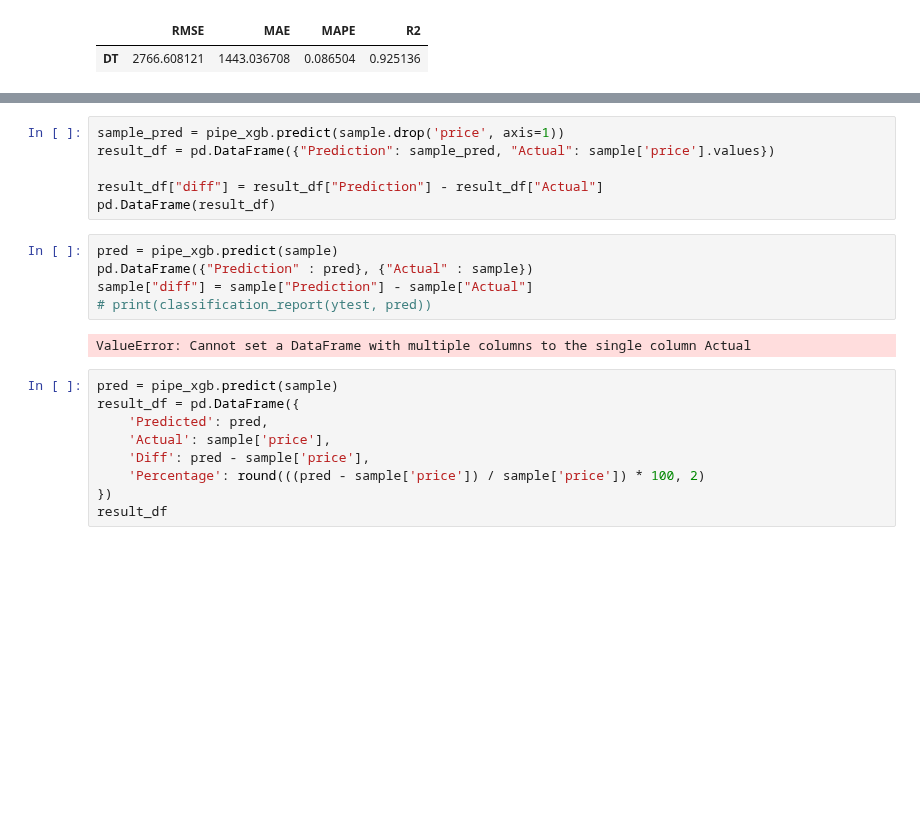
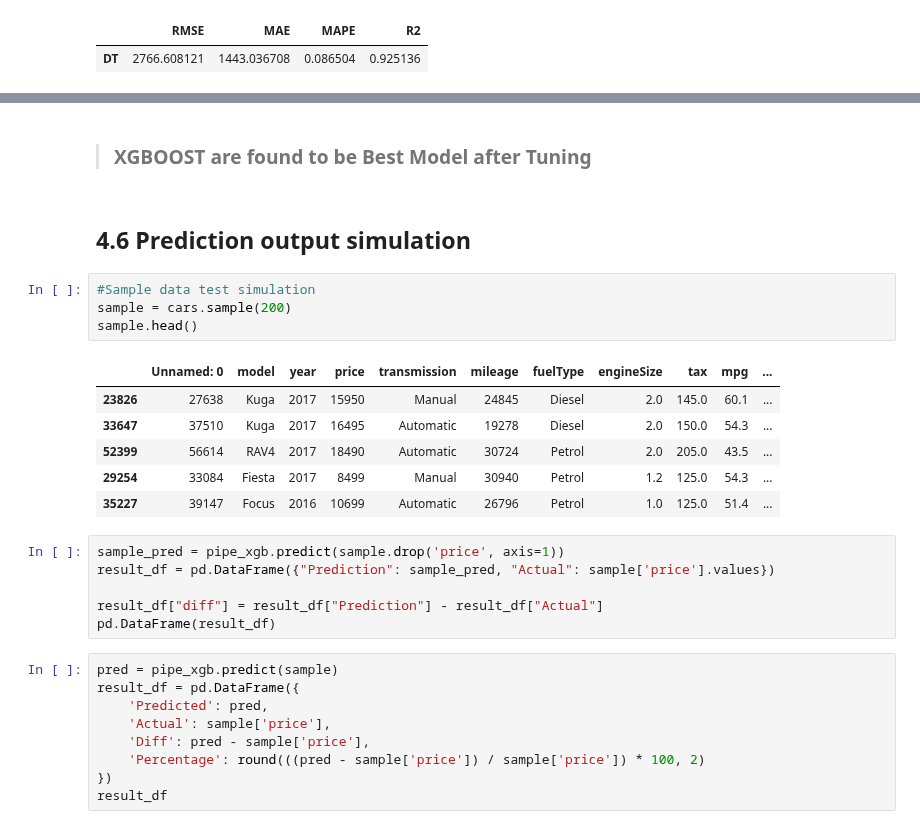
Before and after one commit to d-widyantama/ML-Regression-UsedCarsPrediction-finpro-alpha, a Jupyter notebook: 4. Modeling.ipynb, the cells around one changed output, grey strips where cells are left out. Saved outputs shown, nothing was run; the diff lists cells and outputs as text; blank space fills up the shorter version.

```diff
--- a/4. Modeling.ipynb
+++ b/4. Modeling.ipynb
@@ -559,16 +612,24 @@ sample = cars.sample(200)
+# %% [markdown]
+> ### XGBOOST are found to be Best Model after Tuning
+# %% [markdown]
+## 4.6 Prediction output simulation
+# %%
+#Sample data test simulation
+sample = cars.sample(200)
+sample.head()
+# %% [output]
+|  | Unnamed: 0 | model | year | price | transmission | mileage | fuelType | engineSize | tax | mpg | ... |
+| 23826 | 27638 | Kuga | 2017 | 15950 | Manual | 24845 | Diesel | 2.0 | 145.0 | 60.1 | ... |
+| 33647 | 37510 | Kuga | 2017 | 16495 | Automatic | 19278 | Diesel | 2.0 | 150.0 | 54.3 | ... |
+| 52399 | 56614 | RAV4 | 2017 | 18490 | Automatic | 30724 | Petrol | 2.0 | 205.0 | 43.5 | ... |
+| 29254 | 33084 | Fiesta | 2017 | 8499 | Manual | 30940 | Petrol | 1.2 | 125.0 | 54.3 | ... |
+| 35227 | 39147 | Focus | 2016 | 10699 | Automatic | 26796 | Petrol | 1.0 | 125.0 | 51.4 | ... |
 # %%
 sample_pred = pipe_xgb.predict(sample.drop('price', axis=1))
 result_df = pd.DataFrame({"Prediction": sample_pred, "Actual": sample['price'].values})
 
 result_df["diff"] = result_df["Prediction"] - result_df["Actual"]
 pd.DataFrame(result_df)
-# %%
-pred = pipe_xgb.predict(sample)
-pd.DataFrame({"Prediction" : pred}, {"Actual" : sample})
-sample["diff"] = sample["Prediction"] - sample["Actual"]
-# print(classification_report(ytest, pred))
-# %% [output]
-ValueError: Cannot set a DataFrame with multiple columns to the single column Actual
 # %%
 pred = pipe_xgb.predict(sample)
 result_df = pd.DataFrame({
```
Also changed, not shown: parts of 37 cells of this notebook, 6 other files.
